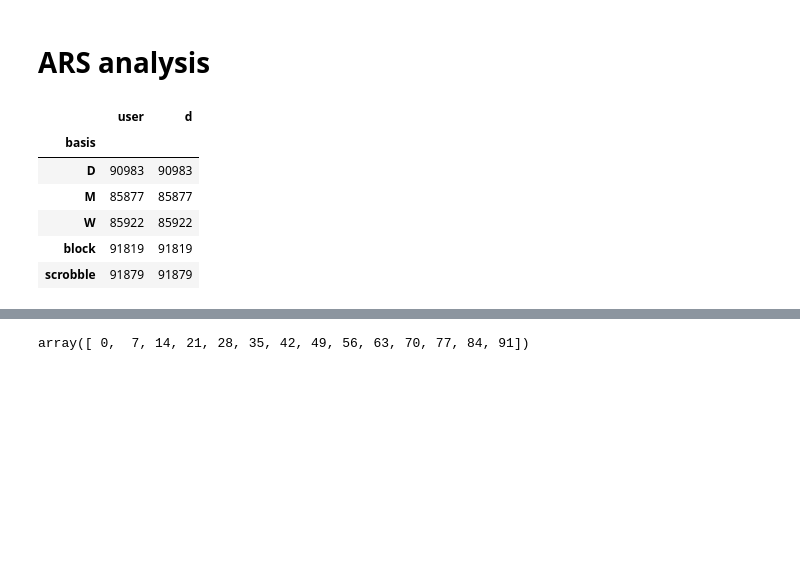
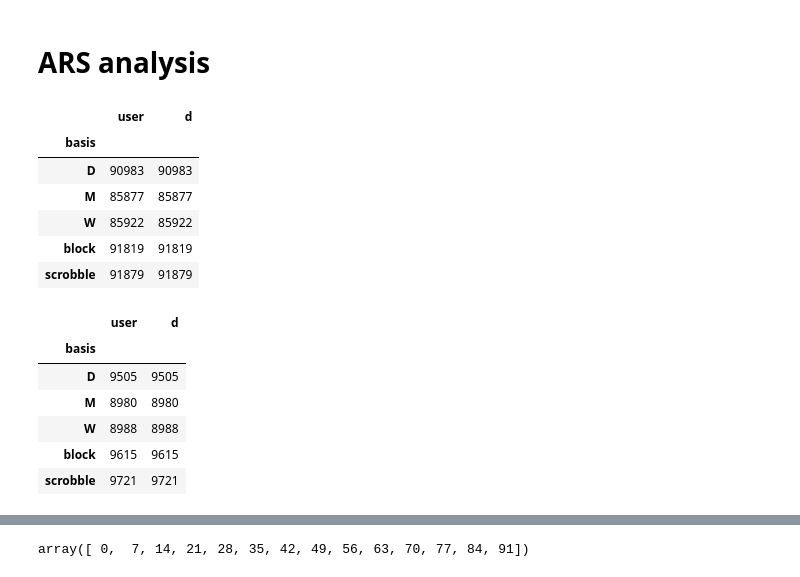
Before and after one commit to jlorince/MusicForaging, a Jupyter notebook: notebooks/result_viz.ipynb, the cells around one changed output, grey strips where cells are left out. Drawn from its saved outputs; the diff is of its cells as text; code cells hidden in the pictures; blank space fills up the shorter version.

```diff
--- a/notebooks/result_viz.ipynb
+++ b/notebooks/result_viz.ipynb
@@ -231,13 +235,21 @@ df['d'] = df['d'].apply(lambda s: np.array(s.split(','),dtype=float))
-# %%
-df.groupby('basis').count()
-# %% [output]
-|  | user | d |
-| basis |  |  |
-| D | 90983 | 90983 |
-| M | 85877 | 85877 |
-| W | 85922 | 85922 |
-| block | 91819 | 91819 |
-| scrobble | 91879 | 91879 |
+# %%
+display(df.groupby('basis').count())
+display(df_random.groupby('basis').count())
+# %% [output]
+|  | user | d |
+| basis |  |  |
+| D | 90983 | 90983 |
+| M | 85877 | 85877 |
+| W | 85922 | 85922 |
+| block | 91819 | 91819 |
+| scrobble | 91879 | 91879 |
+|  | user | d |
+| basis |  |  |
+| D | 9505 | 9505 |
+| M | 8980 | 8980 |
+| W | 8988 | 8988 |
+| block | 9615 | 9615 |
+| scrobble | 9721 | 9721 |
 # %%
 fig,ax = plt.subplots(1,1)
 scrobbles = np.nanmean(np.vstack(df[df['basis']=='scrobble']['d'].values),axis=0)
```
Also changed, not shown: parts of 5 cells of this notebook.
